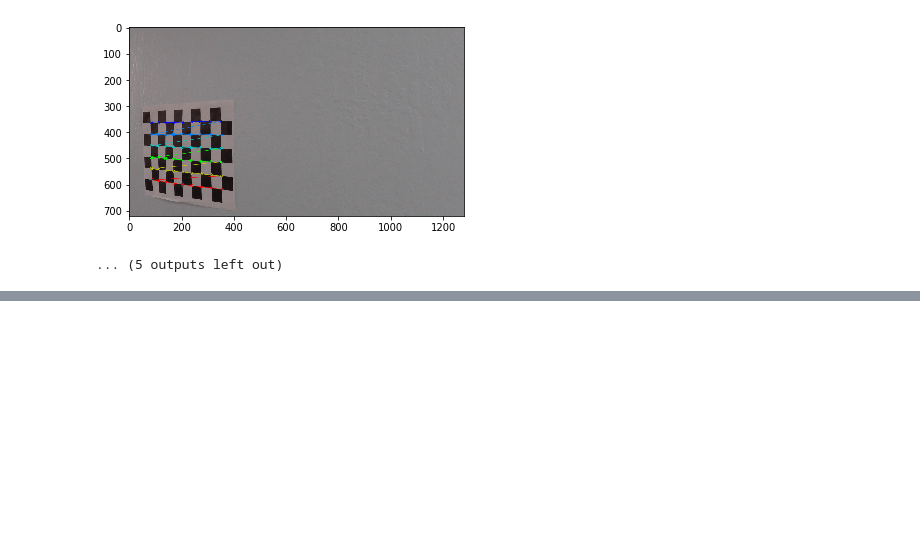
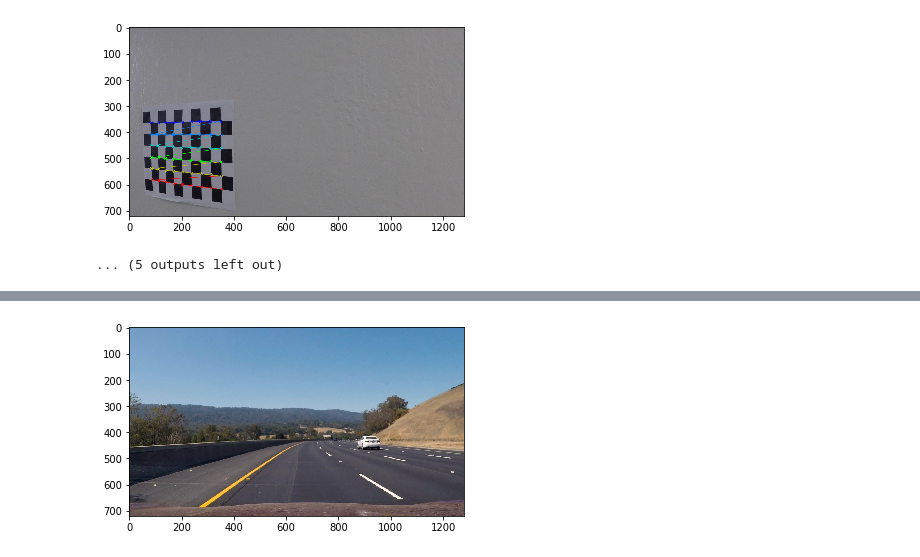
Before and after one commit to AndyKnight09/CarND-Advanced-Lane-Lines, a Jupyter notebook: project.ipynb, the cells around one changed output, grey strips where cells are left out. Cells and saved outputs as stored; diff of their text form; code cells hidden in the pictures; blank space fills up the shorter version.

```diff
--- a/project.ipynb
+++ b/project.ipynb
@@ -129,0 +144,89 @@ plt.imshow(warped)
+# %%
+# Calculate derivatives from image
+def abs_sobel_thresh(img, orient='x', sobel_kernel=3, thresh=(20, 100)):
+    # Convert to grayscale
+    gray = cv2.cvtColor(img, cv2.COLOR_RGB2GRAY)
+
+    # Calculate sobel in either x or y direction
+    if orient == 'x':
+        sobel = cv2.Sobel(gray, cv2.CV_64F, 1, 0, ksize=sobel_kernel)
+    else:
+        sobel = cv2.Sobel(gray, cv2.CV_64F, 0, 1, ksize=sobel_kernel)
+
+    # Take absolute of gradient
+    abs_sobel = np.absolute(sobel)
+
+    # scale value from 0 to 255
+    scaled_sobel = np.uint8(255 * abs_sobel / np.max(abs_sobel))
+
+    # Create binary image based on thresholds
+    binary_output = np.zeros_like(scaled_sobel)
+    binary_output[(scaled_sobel >= thresh[0]) & (scaled_sobel <= thresh[1])] = 1
+    return binary_output
+
+def mag_thresh(img, sobel_kernel=3, thresh=(0, 255)):
+    # Convert to grayscale
+    gray = cv2.cvtColor(img, cv2.COLOR_RGB2GRAY)
+
+    # Calculate x and y gradients
+    sobelx = cv2.Sobel(gray, cv2.CV_64F, 1, 0, ksize=sobel_kernel)
+    sobely = cv2.Sobel(gray, cv2.CV_64F, 0, 1, ksize=sobel_kernel)
+
+    # Calculate magnitude of gradient (scaled between 0 and 255)
+    mag_grad = np.sqrt(sobelx**2 + sobely**2)
+    scaled_mag_grad = np.uint8(255 * mag_grad / np.max(mag_grad))
+
+    # Create binary image based on thresholds
+    binary_output = np.zeros_like(scaled_mag_grad)
+    binary_output[(scaled_mag_grad >= thresh[0]) & (scaled_mag_grad <= thresh[1])] = 1
+    return binary_output
+
+def dir_thresh(img, sobel_kernel=3, thresh=(0, np.pi/2)):
+    # Convert to grayscale
+    gray = cv2.cvtColor(img, cv2.COLOR_RGB2GRAY)
+
+    # Calculate x and y gradients
+    sobelx = cv2.Sobel(gray, cv2.CV_64F, 1, 0, ksize=sobel_kernel)
+    sobely = cv2.Sobel(gray, cv2.CV_64F, 0, 1, ksize=sobel_kernel)
+
+    # Take absolute of gradients
+    abs_sobelx = np.absolute(sobelx)
+    abs_sobely = np.absolute(sobely)
+
+    # Calculate angle of gradient
+    dir_grad = np.arctan2(abs_sobely, abs_sobelx)
+
+    # Create binary image based on thresholds
+    binary_output = np.zeros_like(dir_grad)
+    binary_output[(dir_grad >= thresh[0]) & (dir_grad <= thresh[1])] = 1
+    return binary_output
+
+ksize = 11
+
+img = mpimg.imread('test_images/test3.jpg')
+gradx = abs_sobel_thresh(img, orient='x', sobel_kernel=ksize, thresh=(20,100))
+grady = abs_sobel_thresh(img, orient='y', sobel_kernel=ksize, thresh=(20,100))
+mag_binary = mag_thresh(img, sobel_kernel=ksize, thresh=(30,100))
+dir_binary = dir_thresh(img, sobel_kernel=ksize, thresh=(0.7,1.3))
+
+plt.figure()
+plt.imshow(img)
+
+plt.figure()
+plt.imshow(gradx, cmap='gray')
+
+plt.figure()
+plt.imshow(grady, cmap='gray')
+
+plt.figure()
+plt.imshow(mag_binary, cmap='gray')
+
+plt.figure()
+plt.imshow(dir_binary, cmap='gray')
+
+combined = np.zeros_like(dir_binary)
+combined[((gradx == 1) & (grady == 1)) | ((mag_binary == 1) & (dir_binary == 1))] = 1
+
+plt.figure()
+plt.imshow(combined, cmap='gray')
+# %% [output]
@@ -129,0 +234 @@ plt.imshow(warped)
+[figure, added]
```
Also changed, not shown: parts of 18 cells of this notebook, 3 other files.
